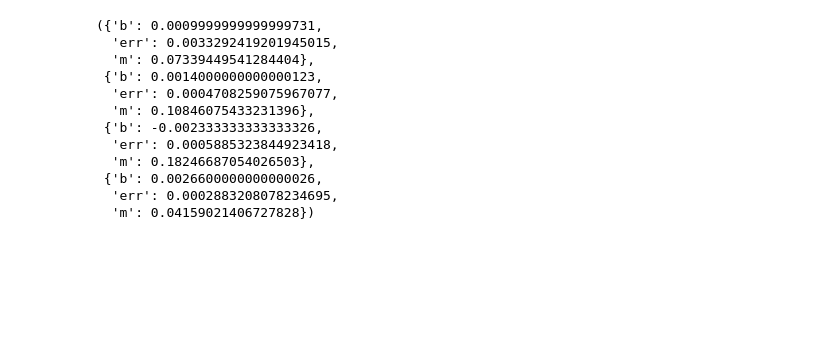
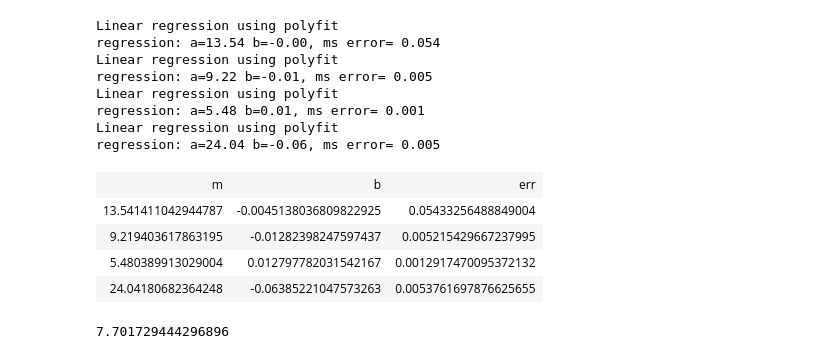
Before and after one commit to not7cd/psychic-train, a Jupyter notebook: m7.ipynb, the cells around one changed output. Saved outputs shown, nothing was run; the diff lists cells and outputs as text; code cells hidden in the pictures; blank space fills up the shorter version.

```diff
--- a/m7.ipynb
+++ b/m7.ipynb
@@ -43,23 +54,33 @@ def plot_with_reg(x, y, yerr, clr, legend):
 # %%
 k1 = reg(*flat(k1_raw))
 k2 = reg(*flat(k2_raw))
 k_s = reg(*flat(k_s_raw))
 k_p = reg(*flat(k_p_raw))
 
-k1, k2, k_s, k_p
+display(HTML(tabulate.tabulate([[*k1.keys()],
+                                [*k1.values()],
+                                [*k2.values()],
+                                [*k_s.values()],
+                                [*k_p.values()]
+                               ], tablefmt='html')))
 # %% [output]
-({'b': 0.0009999999999999731,
-  'err': 0.0033292419201945015,
-  'm': 0.07339449541284404},
- {'b': 0.0014000000000000123,
-  'err': 0.0004708259075967077,
-  'm': 0.10846075433231396},
- {'b': -0.002333333333333326,
-  'err': 0.0005885323844923418,
-  'm': 0.18246687054026503},
- {'b': 0.0026600000000000026,
-  'err': 0.0002883208078234695,
-  'm': 0.04159021406727828})
+Linear regression using polyfit
+regression: a=13.54 b=-0.00, ms error= 0.054
+Linear regression using polyfit
+regression: a=9.22 b=-0.01, ms error= 0.005
+Linear regression using polyfit
+regression: a=5.48 b=0.01, ms error= 0.001
+Linear regression using polyfit
+regression: a=24.04 b=-0.06, ms error= 0.005
+| m | b | err |
+| 13.541411042944787 | -0.0045138036809822925 | 0.05433256488849004 |
+| 9.219403617863195 | -0.01282398247597437 | 0.005215429667237995 |
+| 5.480389913029004 | 0.012797782031542167 | 0.0012917470095372132 |
+| 24.04180682364248 | -0.06385221047573263 | 0.0053761697876625655 |
+# %%
+4*3.14**2*(0.05)/(10.12/20)**2
+# %% [output]
+7.701729444296896
 # %%
 fig = plt.figure()
 # ax = fig.gca()
```
Also changed, not shown: parts of 5 cells of this notebook, 1 other file.
